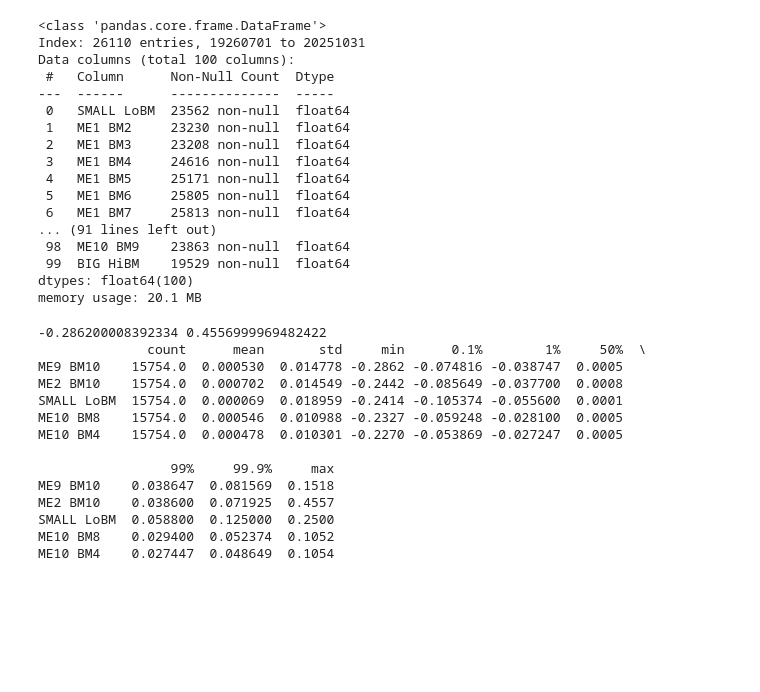
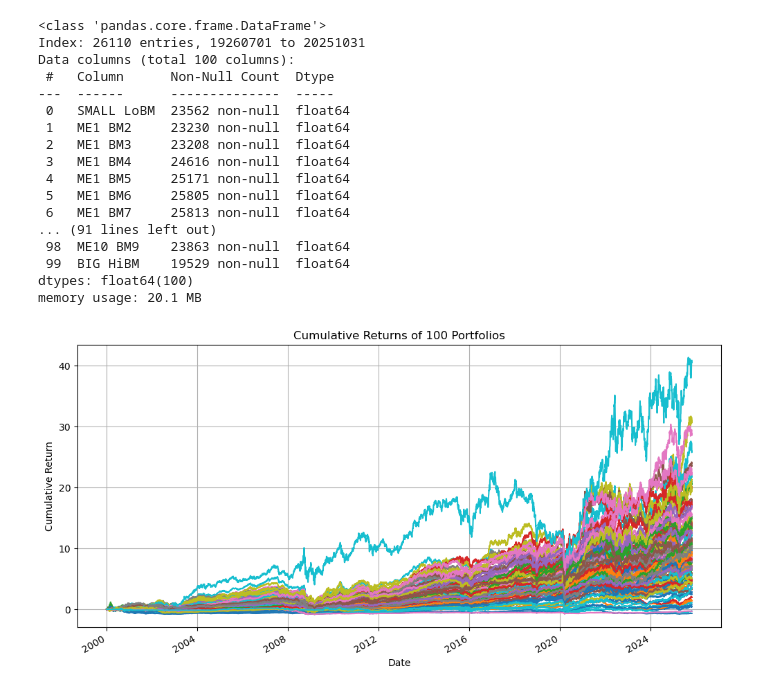
Before and after one commit to evucelic/Diplomski-Projekt, a Jupyter notebook: main.ipynb, the cells around one changed output. Cells and saved outputs as stored; diff of their text form; code cells hidden in the pictures; blank space fills up the shorter version.

```diff
--- a/main.ipynb
+++ b/main.ipynb
@@ -42,25 +43,23 @@ Data columns (total 100 columns):
 dtypes: float64(100)
 memory usage: 20.1 MB
 # %%
-data = data.dropna(how='any')
+data = data.fillna(0)
+data = data / 100.0
 data = data.astype(np.float32)
-data = data / 100.0
+data.index = pd.to_datetime(data.index, format="%Y%m%d")
 # %%
-print(data.min().min(), data.max().max())
-print(data.describe(percentiles=[0.001, 0.01, 0.99, 0.999]).T.sort_values("min").head(5))
+# print(data.min().min(), data.max().max())
+# print(data.describe(percentiles=[0.001, 0.01, 0.99, 0.999]).T.sort_values("min").head(5))
+# print(data.info())
-# %% [output]
--0.286200008392334 0.4556999969482422
-              count      mean       std     min      0.1%        1%     50%  \
-ME9 BM10    15754.0  0.000530  0.014778 -0.2862 -0.074816 -0.038747  0.0005
-ME2 BM10    15754.0  0.000702  0.014549 -0.2442 -0.085649 -0.037700  0.0008
-SMALL LoBM  15754.0  0.000069  0.018959 -0.2414 -0.105374 -0.055600  0.0001
-ME10 BM8    15754.0  0.000546  0.010988 -0.2327 -0.059248 -0.028100  0.0005
-ME10 BM4    15754.0  0.000478  0.010301 -0.2270 -0.053869 -0.027247  0.0005
-
-                 99%     99.9%     max
-ME9 BM10    0.038647  0.081569  0.1518
-ME2 BM10    0.038600  0.071925  0.4557
-SMALL LoBM  0.058800  0.125000  0.2500
-ME10 BM8    0.029400  0.052374  0.1052
-ME10 BM4    0.027447  0.048649  0.1054
+# %%
+cum_returns = (1 + data.loc[data.index > "2000-01-01"]).cumprod() - 1
+cum_returns.plot(figsize=(12, 6))
+plt.title("Cumulative Returns of 100 Portfolios")
+plt.xlabel("Date")
+plt.ylabel("Cumulative Return")
+plt.grid()
+plt.legend().set_visible(False)
+plt.show()
+# %% [output]
+[figure, added]
 # %% [markdown]
```
Also changed, not shown: parts of 16 cells of this notebook, 1 other file.
